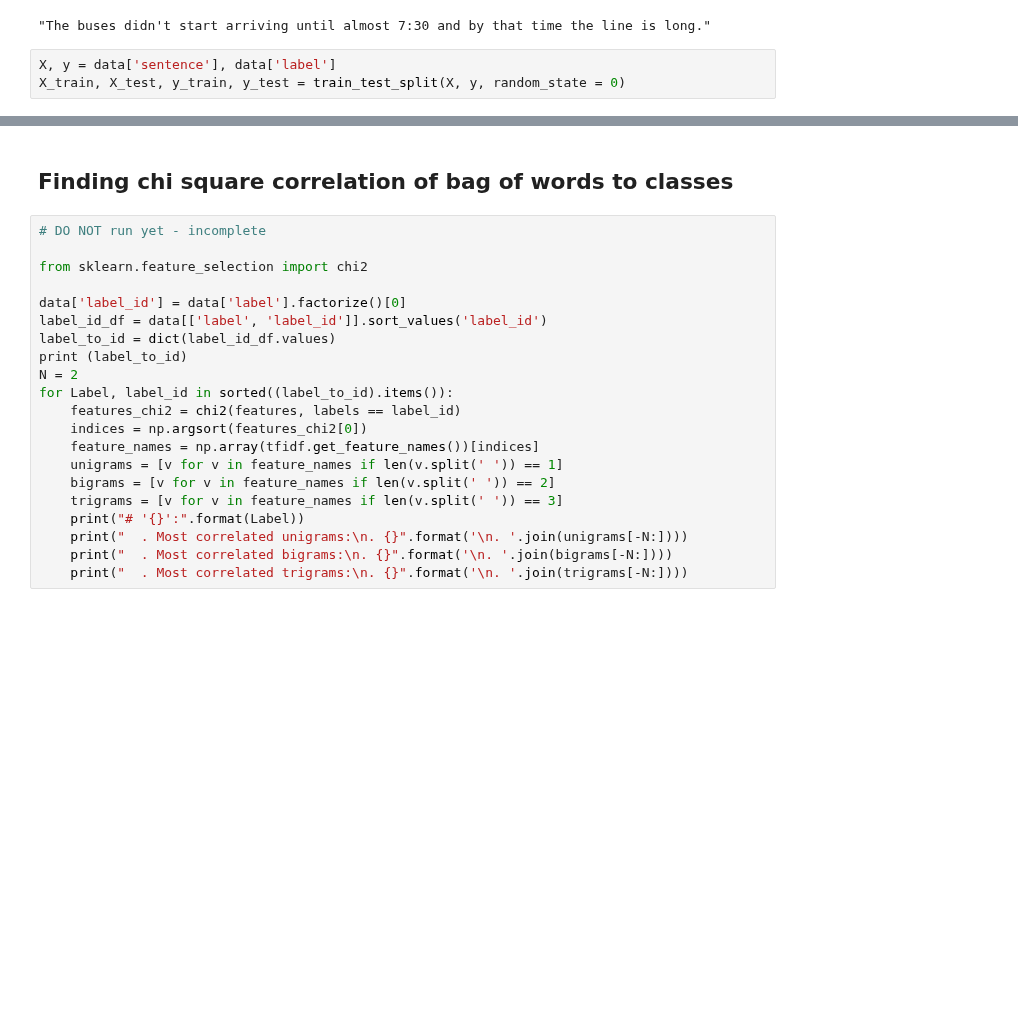
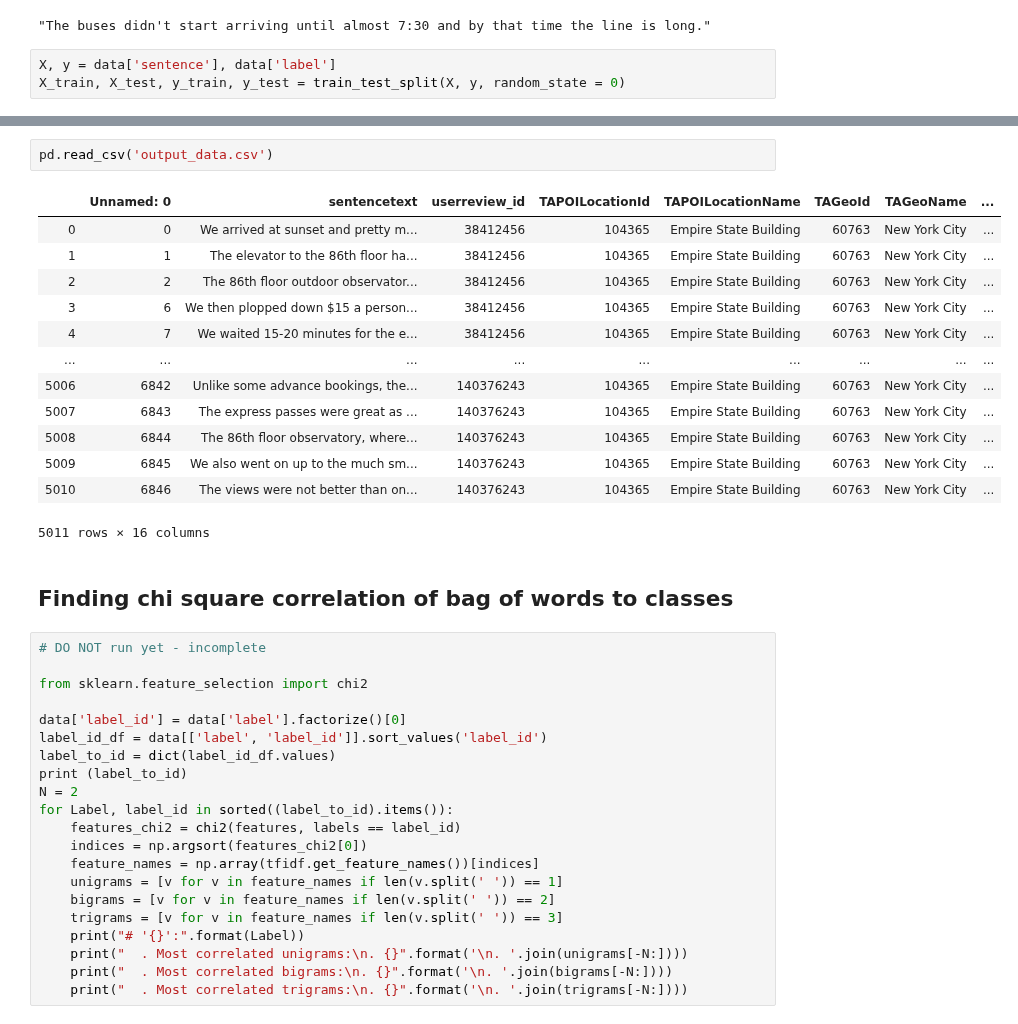
Before and after one commit to JohnHoos/tripadvisor-capstone, a Jupyter notebook: naive-supervised.ipynb, the cells around one changed output, grey strips where cells are left out. Drawn from its saved outputs; the diff is of its cells as text; blank space fills up the shorter version.

```diff
--- a/naive-supervised.ipynb
+++ b/naive-supervised.ipynb
@@ -91,3 +483,19 @@ plt.show()
+# %%
+pd.read_csv('output_data.csv')
+# %% [output]
+|  | Unnamed: 0 | sentencetext | userreview_id | TAPOILocationId | TAPOILocationName | TAGeoId | TAGeoName | ... |
+| 0 | 0 | We arrived at sunset and pretty m... | 38412456 | 104365 | Empire State Building | 60763 | New York City | ... |
+| 1 | 1 | The elevator to the 86th floor ha... | 38412456 | 104365 | Empire State Building | 60763 | New York City | ... |
+| 2 | 2 | The 86th floor outdoor observator... | 38412456 | 104365 | Empire State Building | 60763 | New York City | ... |
+| 3 | 6 | We then plopped down $15 a person... | 38412456 | 104365 | Empire State Building | 60763 | New York City | ... |
+| 4 | 7 | We waited 15-20 minutes for the e... | 38412456 | 104365 | Empire State Building | 60763 | New York City | ... |
+| ... | ... | ... | ... | ... | ... | ... | ... | ... |
+| 5006 | 6842 | Unlike some advance bookings, the... | 140376243 | 104365 | Empire State Building | 60763 | New York City | ... |
+| 5007 | 6843 | The express passes were great as ... | 140376243 | 104365 | Empire State Building | 60763 | New York City | ... |
+| 5008 | 6844 | The 86th floor observatory, where... | 140376243 | 104365 | Empire State Building | 60763 | New York City | ... |
+| 5009 | 6845 | We also went on up to the much sm... | 140376243 | 104365 | Empire State Building | 60763 | New York City | ... |
+| 5010 | 6846 | The views were not better than on... | 140376243 | 104365 | Empire State Building | 60763 | New York City | ... |
+5011 rows × 16 columns
 # %% [markdown]
 ## Finding chi square correlation of bag of words to classes
 # %%
```
Also changed, not shown: parts of 40 cells of this notebook, 1 other file.
